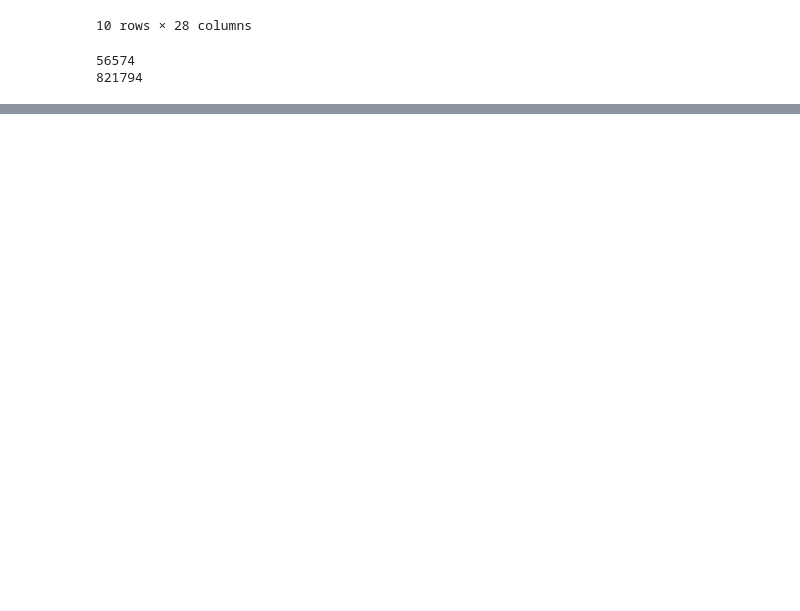
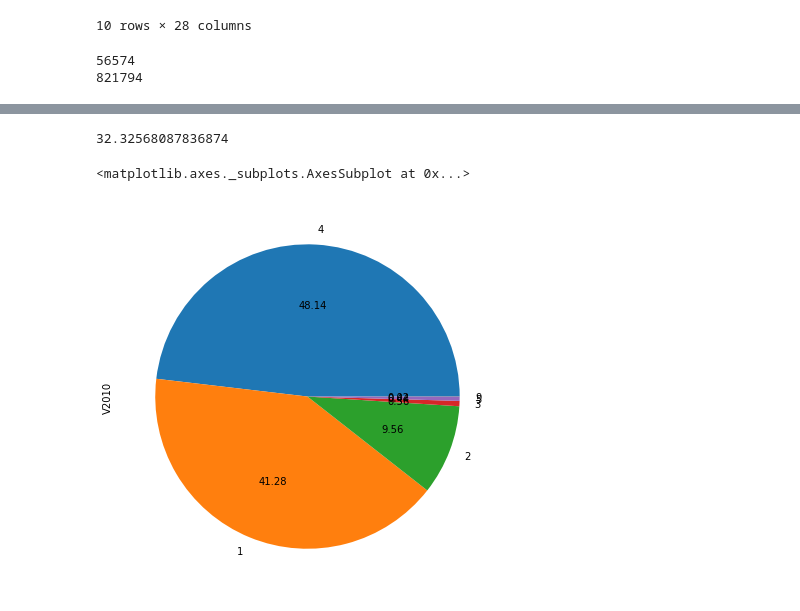
Before and after one commit to Deh-alba/analysis_national_program_sample_residence, a Jupyter notebook: analysis_national_program_sample_residence.ipynb, the cells around one changed output, grey strips where cells are left out. Drawn from its saved outputs; the diff is of its cells as text; code cells hidden in the pictures; blank space fills up the shorter version.

Commit message:
add graphics and analysis about the inpact of salary in 2019-2020

```diff
--- a/analysis_national_program_sample_residence.ipynb
+++ b/analysis_national_program_sample_residence.ipynb
@@ -27,3 +27,8 @@ print(df[(df['V2008']!=99)].shape[0])
 # %% [output]
 56574
 821794
+# %%
+people_2019_4 = df[(df['Ano']==2019) & (df['Trimestre']==4) & (df['VD4002']==1) & (df['V2008']!=99)]
+people_2019_4 = people_2019_4.drop_duplicates(subset=['V1008','V2008','V20081','V20082','V2007'],keep=False)
+people_2019_4 = people_2019_4.reset_index()
+people_2019_4.drop(columns=['Unnamed: 0'])
@@ -29,0 +68,9 @@ print(df[(df['V2008']!=99)].shape[0])
+# %%
+print(100-((len(people_2020_4)/len(people_2019_4))*100))
+# %% [output]
+32.32568087836874
+# %%
+people_2019_4['V2010'].value_counts().plot(kind='pie',figsize=(15,7),autopct="%.2f")
+# %% [output]
+<matplotlib.axes._subplots.AxesSubplot at 0x...>
+[figure, added]
```
Also changed, not shown: parts of 23 cells of this notebook, 1 other file.
